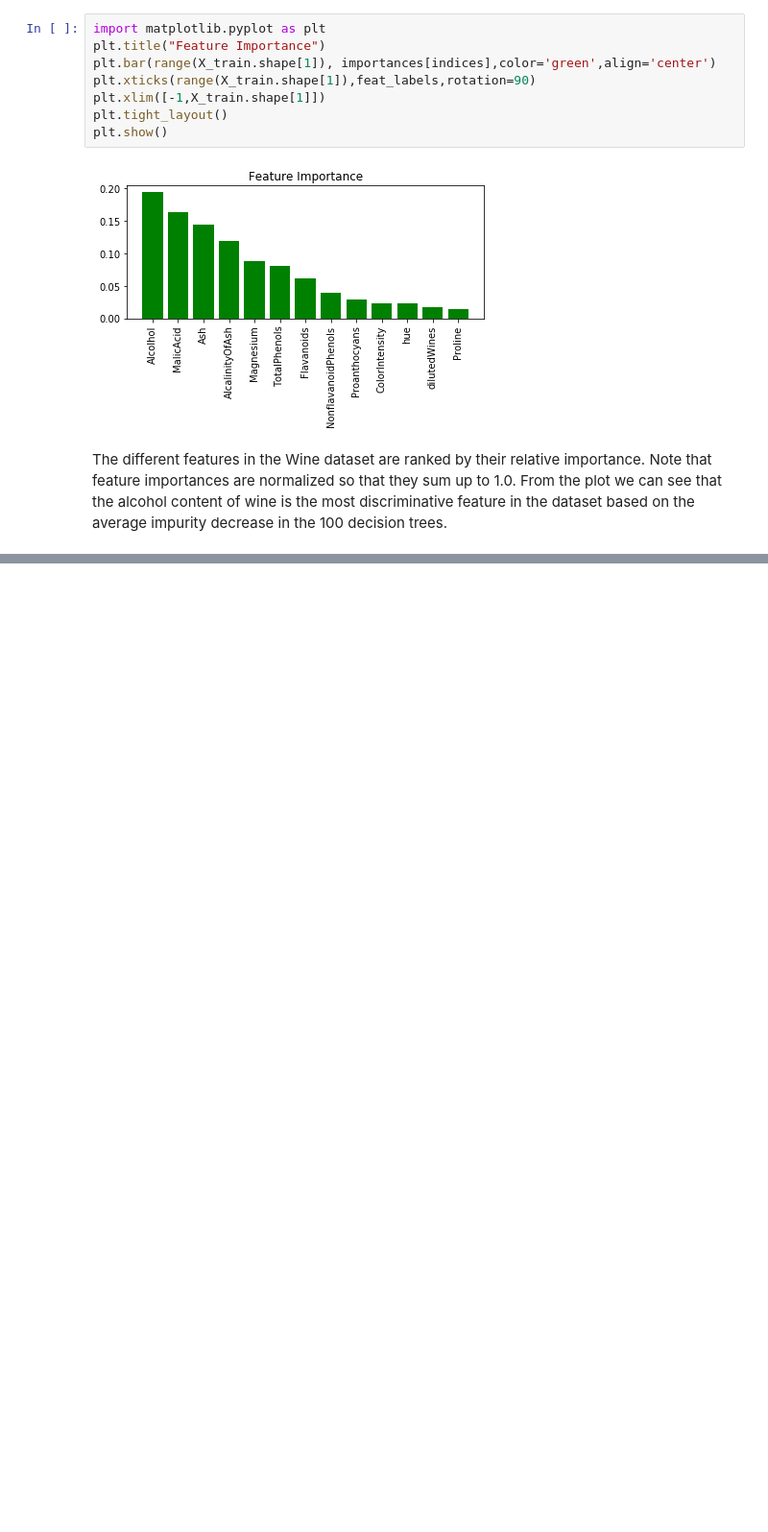
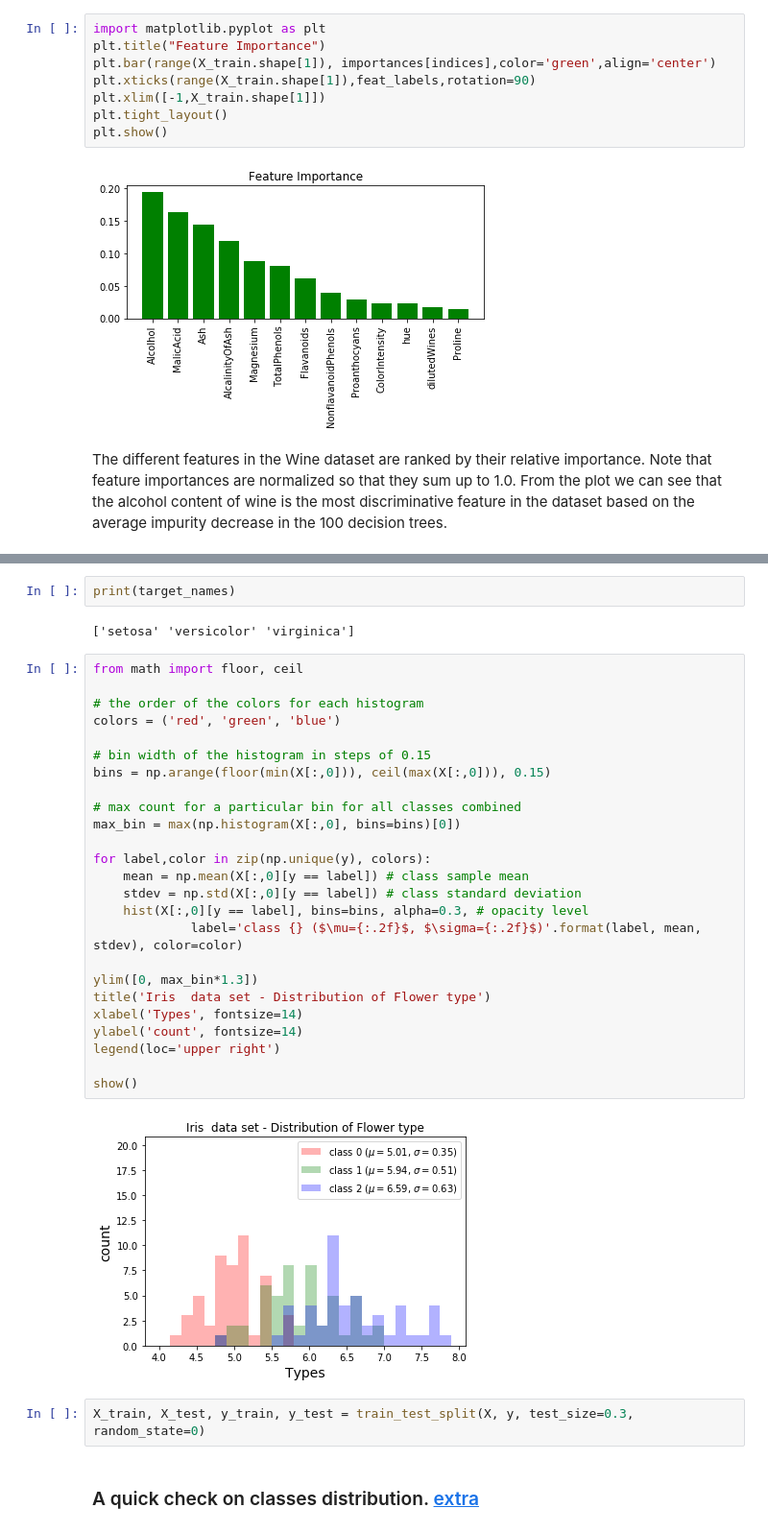
Before and after one commit to ryan13/PreprocessingUtility, a Jupyter notebook: FeatureSelection_DimensionReduction.ipynb, the cells around one changed output, grey strips where cells are left out. Shown: that part at 96% size. Saved outputs shown, nothing was run; the diff lists cells and outputs as text; blank space fills up the shorter version.

Commit message:
modifying feature selection and dimensionReduction notebook

```diff
--- a/FeatureSelection_DimensionReduction.ipynb
+++ b/FeatureSelection_DimensionReduction.ipynb
@@ -65,0 +157,35 @@ The different features in the Wine dataset are ranked by their relative importan
+# %%
+print(target_names)
+# %% [output]
+['setosa' 'versicolor' 'virginica']
+# %%
+from math import floor, ceil
+
+# the order of the colors for each histogram
+colors = ('red', 'green', 'blue')
+
+# bin width of the histogram in steps of 0.15
+bins = np.arange(floor(min(X[:,0])), ceil(max(X[:,0])), 0.15)
+
+# max count for a particular bin for all classes combined
+max_bin = max(np.histogram(X[:,0], bins=bins)[0])
+
+for label,color in zip(np.unique(y), colors):
+    mean = np.mean(X[:,0][y == label]) # class sample mean
+    stdev = np.std(X[:,0][y == label]) # class standard deviation
+    hist(X[:,0][y == label], bins=bins, alpha=0.3, # opacity level
+             label='class {} ($\mu={:.2f}$, $\sigma={:.2f}$)'.format(label, mean, stdev), color=color)
+
+ylim([0, max_bin*1.3])
+title('Iris  data set - Distribution of Flower type')
+xlabel('Types', fontsize=14)
+ylabel('count', fontsize=14)
+legend(loc='upper right')
+
+show()
+# %% [output]
+[figure, added]
+# %%
+X_train, X_test, y_train, y_test = train_test_split(X, y, test_size=0.3, random_state=0)
+# %% [markdown]
+### A quick check on classes distribution. [extra]("http://bogotobogo.com/python/scikit-learn/scikit_machine_learning_Data_Compresssion_via_Dimensionality_Reduction_2_Linear_Discriminant_Analysis.php")
```
Also changed, not shown: parts of 40 cells of this notebook.
